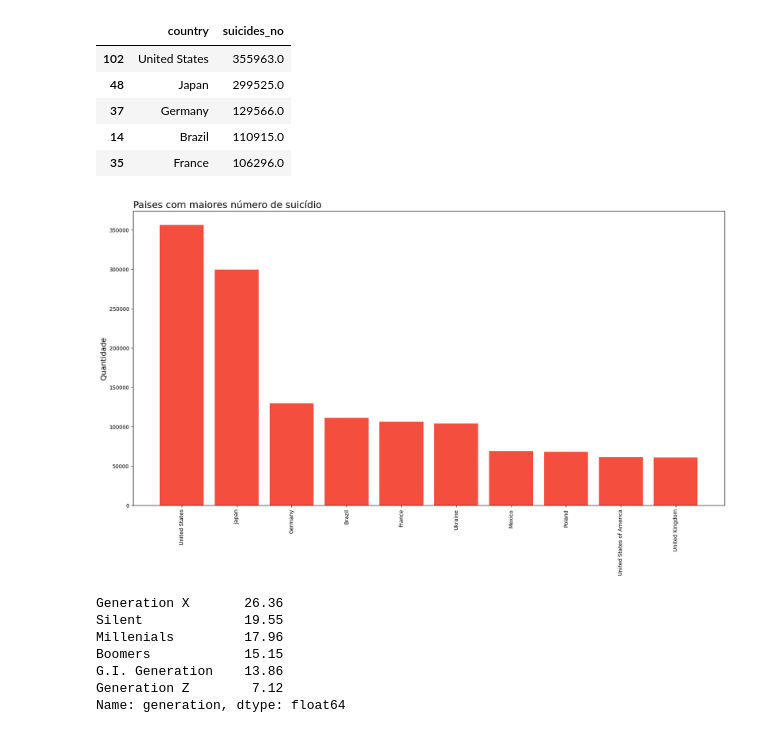
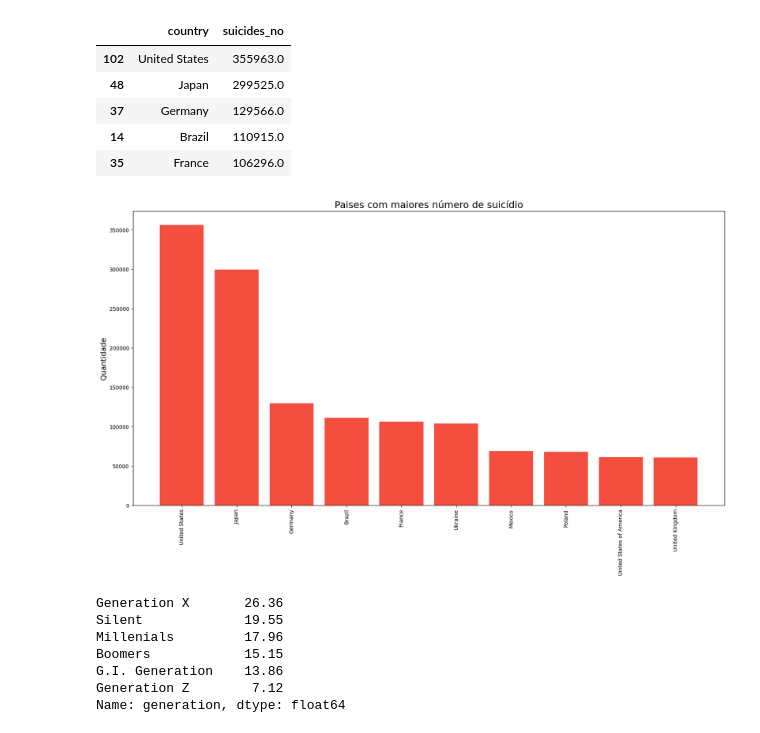
Before and after one commit to vitorhssouza/-Suicide-Rate-Project, a Jupyter notebook: taxa_suicidio.ipynb, the cells around one changed output. Drawn from its saved outputs; the diff is of its cells as text; code cells hidden in the pictures.

```diff
--- a/taxa_suicidio.ipynb
+++ b/taxa_suicidio.ipynb
@@ -140,21 +142,21 @@ analise_paises.head()
 # %%
 # Visualizando os 10 paises com maiores taxa de suicídio
 
 # Tamanho
 plt.figure(figsize=(20, 10))
 
 # titulo
-plt.title('Paises com maiores número de suicídio', loc='left', fontsize=18)
+plt.title('Paises com maiores número de suicídio', loc='center', fontsize=18)
 
 # Gráficos
 # OBS: Posso chamar minha colunas das duas formas tanto com . tando entres []
 plt.bar(analise_paises.country[0:10], analise_paises['suicides_no'][0:10], color='#f44e3f');
 
 # labels
 plt.ylabel('Quantidade', fontsize=14)
 plt.xticks(rotation=90);
 # %% [output]
-[figure, old version]
+[figure, new version]
 # %%
 # Verificando a geração com maior taxa de suicídio
 
```
Also changed, not shown: parts of 11 cells of this notebook.
